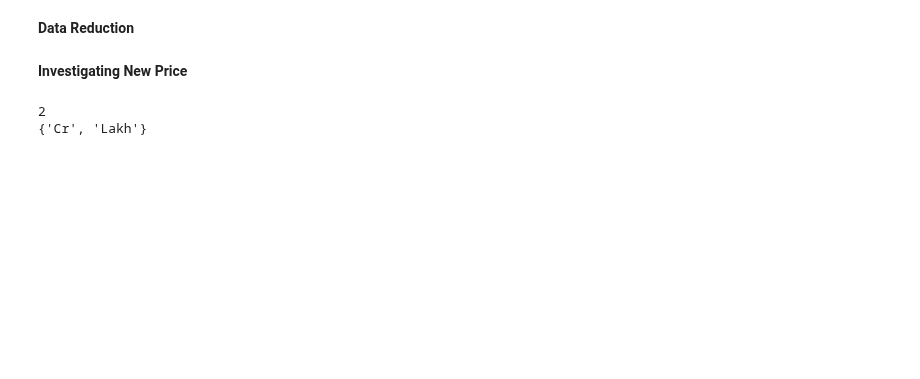
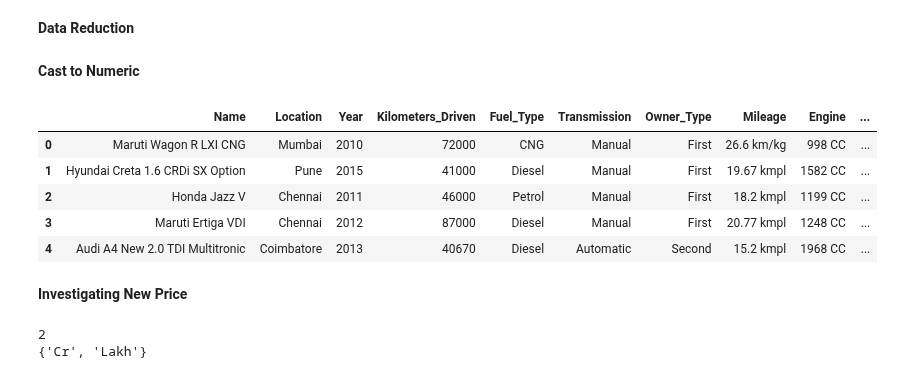
Before and after one commit to safakan/CCTB_repo_safak_atakan_celik, a Jupyter notebook: DEA113/Assignment4/Assignment4_EDA_Kaggle.ipynb, the cells around one changed output. Cells and saved outputs as stored; diff of their text form; code cells hidden in the pictures; blank space fills up the shorter version.

```diff
--- a/DEA113/Assignment4/Assignment4_EDA_Kaggle.ipynb
+++ b/DEA113/Assignment4/Assignment4_EDA_Kaggle.ipynb
@@ -157,6 +169,32 @@ data.shape
 # %%
 # 1.1 Dropping "S.No." bcs it's same as ID, not adding value
 data.drop(columns=["S.No."], inplace=True)
+# %% [markdown]
+**Cast to Numeric**
+# %%
+## Making sure to not remove something without noticing it.
+# field_power = data[data["Power"].notnull()]["Power"].str.split(' ').tolist()
+# mp = {}
+# mp["measures"] = []
+# for i in field_power:
+#   mp[len(i)] = None # print(len(mp)) # 2
+#   mp["measures"].append(i[1]) # print(set(mp["measures"]))  # {'bhp'}
+## all bhp, good.
+
+
+# # data.head()
+# # # # apply function to the Power column of data, split it and keep the first value
+data["Power"] = data["Power"].str.split(' ').str[0]
+data["Power"] = data["Power"].notnull().astype(float) # why does all become one ?
+
+data.head()
+# %% [output]
+|  | Name | Location | Year | Kilometers_Driven | Fuel_Type | Transmission | Owner_Type | Mileage | Engine | ... |
+| 0 | Maruti Wagon R LXI CNG | Mumbai | 2010 | 72000 | CNG | Manual | First | 26.6 km/kg | 998 CC | ... |
+| 1 | Hyundai Creta 1.6 CRDi SX Option | Pune | 2015 | 41000 | Diesel | Manual | First | 19.67 kmpl | 1582 CC | ... |
+| 2 | Honda Jazz V | Chennai | 2011 | 46000 | Petrol | Manual | First | 18.2 kmpl | 1199 CC | ... |
+| 3 | Maruti Ertiga VDI | Chennai | 2012 | 87000 | Diesel | Manual | First | 20.77 kmpl | 1248 CC | ... |
+| 4 | Audi A4 New 2.0 TDI Multitronic | Coimbatore | 2013 | 40670 | Diesel | Automatic | Second | 15.2 kmpl | 1968 CC | ... |
 # %% [markdown]
 **Investigating New Price**
 # %%
```
Also changed, not shown: parts of 12 cells of this notebook.
